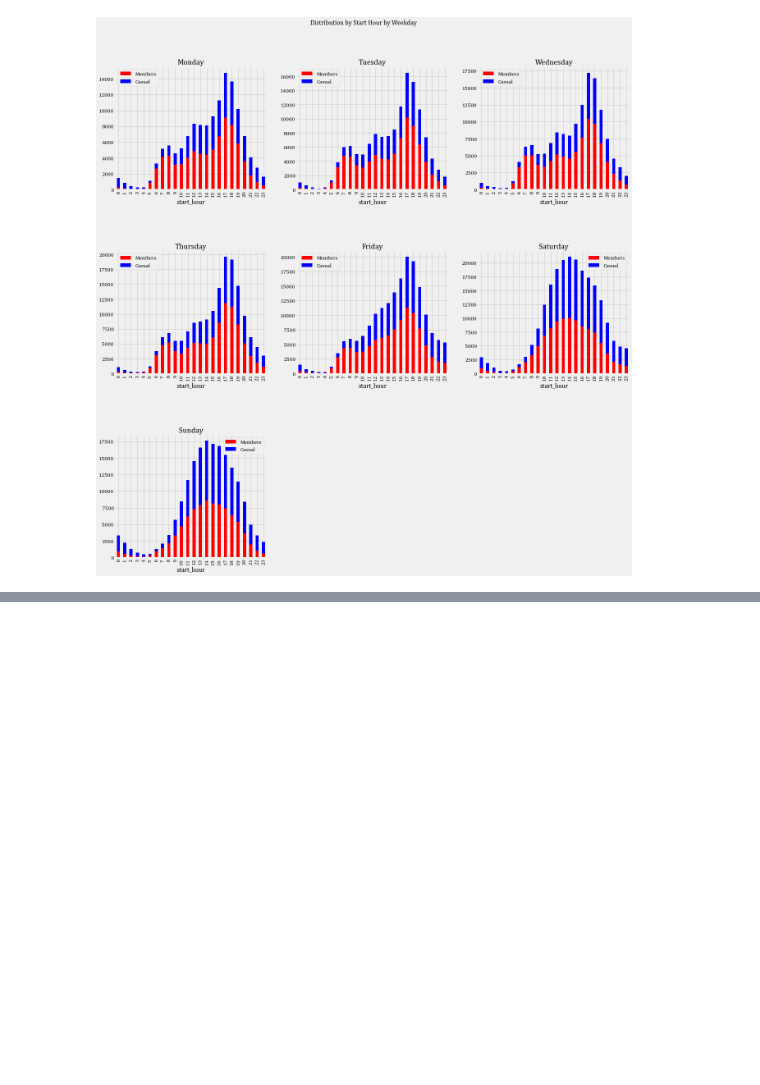
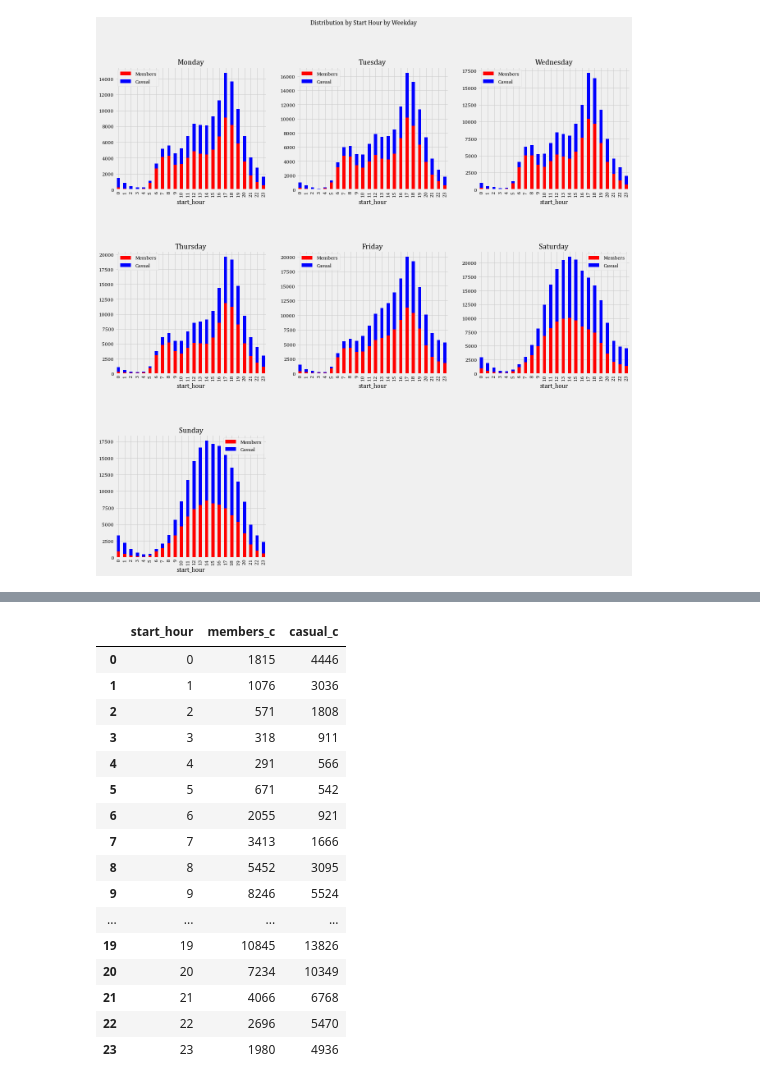
Before and after one commit to deepbdoshi/Google-Analytics-Capstone-Project, a Jupyter notebook: Google Analytics Capstone Project 1.ipynb, the cells around one changed output, grey strips where cells are left out. Saved outputs shown, nothing was run; the diff lists cells and outputs as text; code cells hidden in the pictures; blank space fills up the shorter version.

```diff
--- a/Google Analytics Capstone Project 1.ipynb
+++ b/Google Analytics Capstone Project 1.ipynb
@@ -314,0 +358,20 @@ There seems to be a difference between the rides distribution on the weekdays **
+# %%
+weekend_data_by_start_hour
+# %% [output]
+|  | start_hour | members_c | casual_c |
+| 0 | 0 | 1815 | 4446 |
+| 1 | 1 | 1076 | 3036 |
+| 2 | 2 | 571 | 1808 |
+| 3 | 3 | 318 | 911 |
+| 4 | 4 | 291 | 566 |
+| 5 | 5 | 671 | 542 |
+| 6 | 6 | 2055 | 921 |
+| 7 | 7 | 3413 | 1666 |
+| 8 | 8 | 5452 | 3095 |
+| 9 | 9 | 8246 | 5524 |
+| ... | ... | ... | ... |
+| 19 | 19 | 10845 | 13826 |
+| 20 | 20 | 7234 | 10349 |
+| 21 | 21 | 4066 | 6768 |
+| 22 | 22 | 2696 | 5470 |
+| 23 | 23 | 1980 | 4936 |
```
Also changed, not shown: parts of 9 cells of this notebook.
